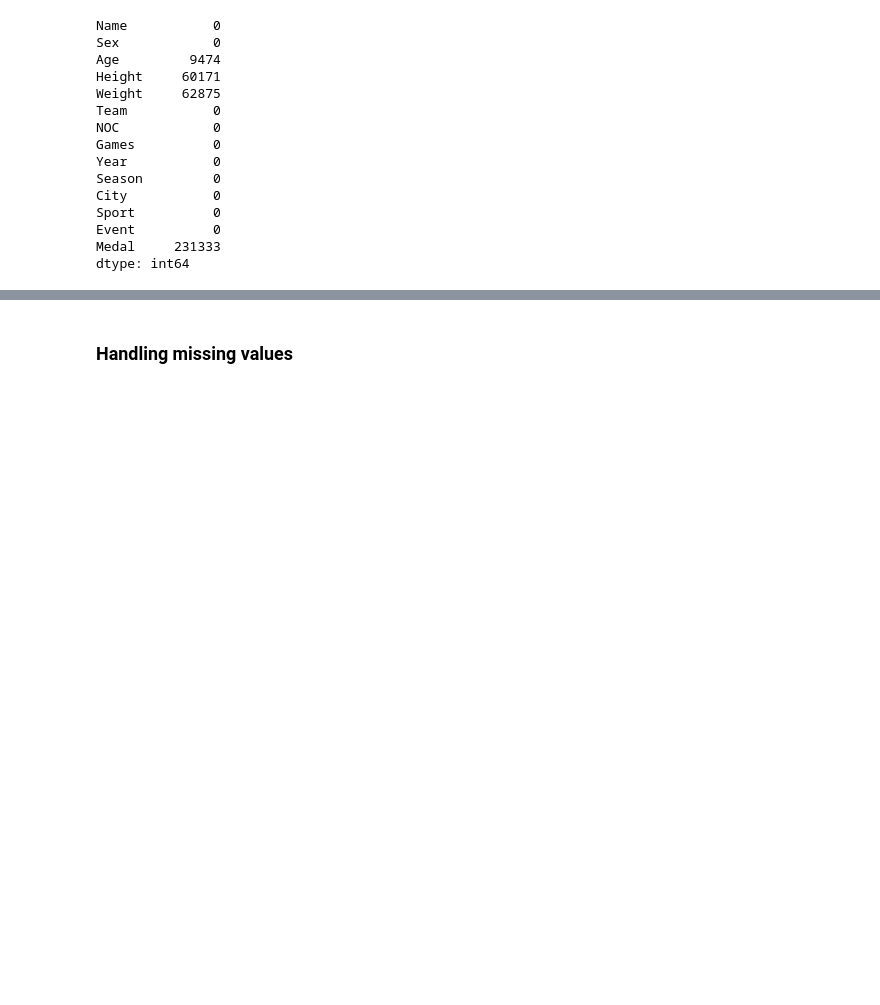
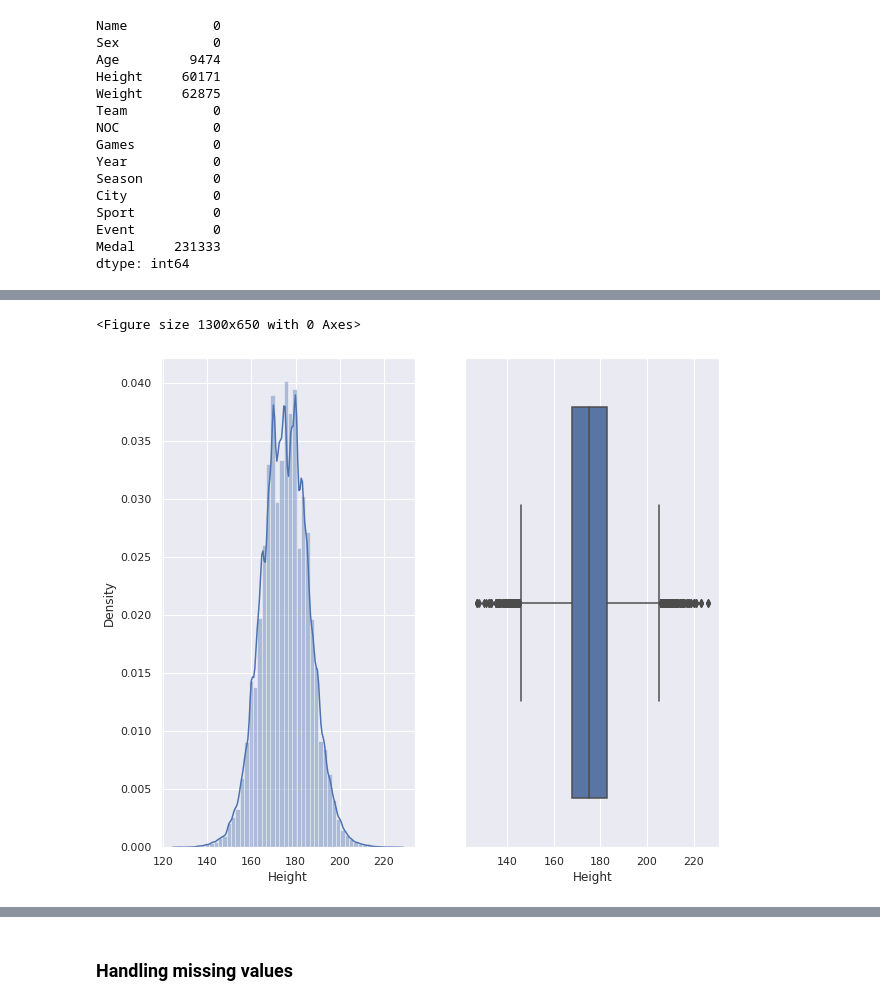
Before and after one commit to CSEN1095-W21/project-u8, a Jupyter notebook: cleaning.ipynb, the cells around one changed output, grey strips where cells are left out. Saved outputs shown, nothing was run; the diff lists cells and outputs as text; code cells hidden in the pictures; blank space fills up the shorter version.

```diff
--- a/cleaning.ipynb
+++ b/cleaning.ipynb
@@ -100,0 +135,9 @@ dtype: int64
+# %%
+plt.figure(figsize=(10, 5), dpi=130)
+fig, ax =plt.subplots(1,2)
+sns.distplot(olympicRecords["Height"],  ax=ax[0])
+sns.boxplot(olympicRecords["Height"],  ax=ax[1])
+fig.show()
+# %% [output]
+<Figure size 1300x650 with 0 Axes>
+[figure, added]
```
Also changed, not shown: parts of 31 cells of this notebook.
